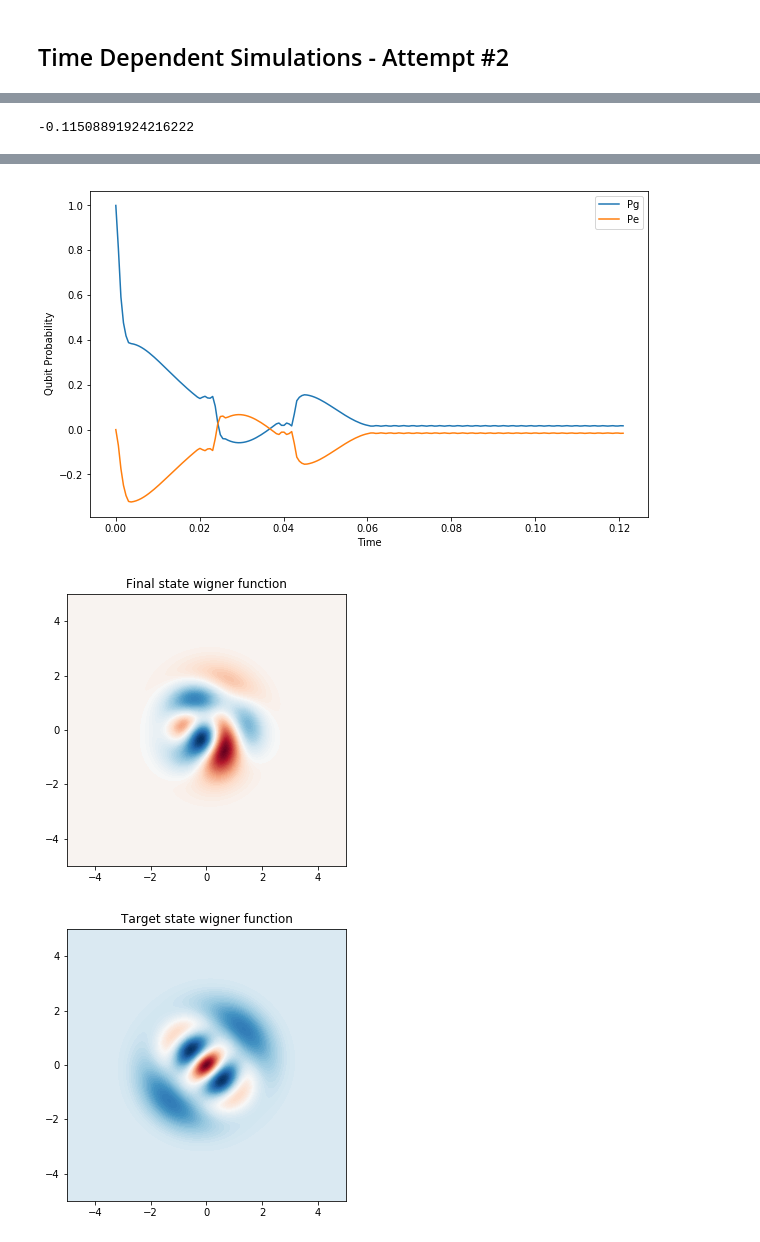
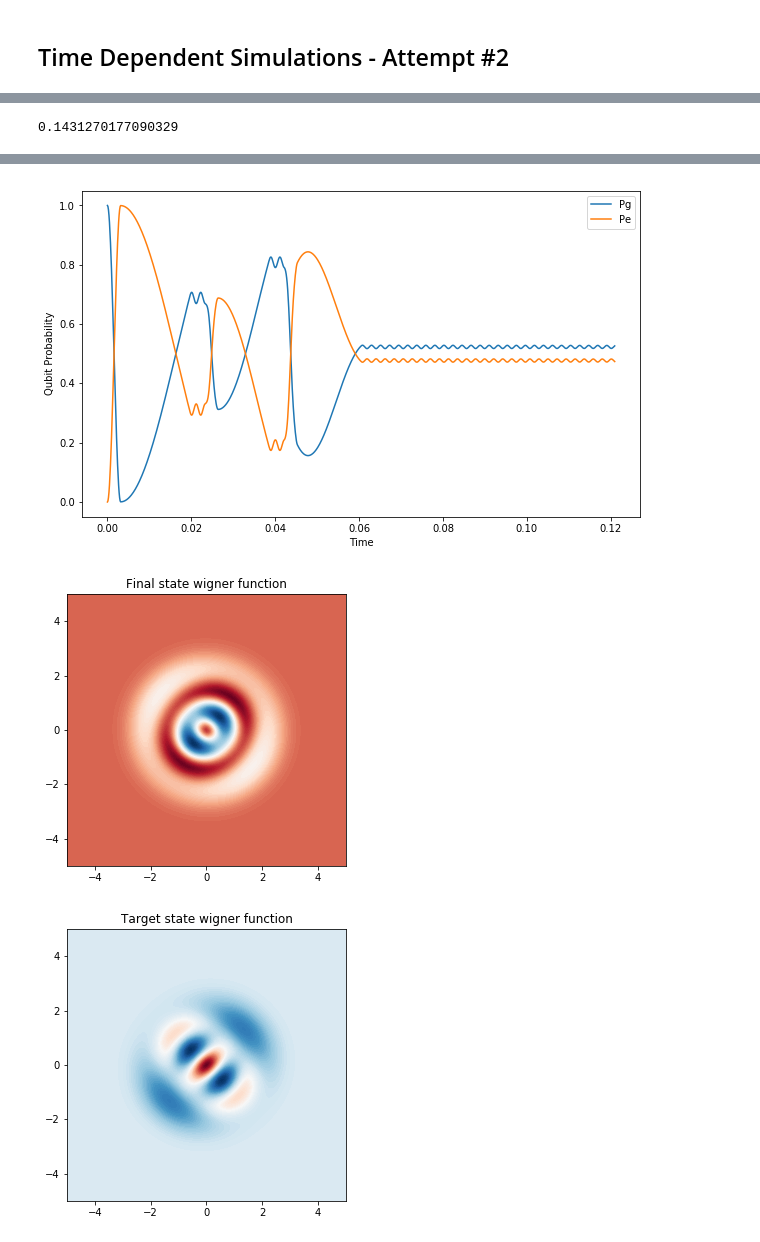
Before and after one commit to ateshian/quoptics, a Jupyter notebook: simulate-the-paper.ipynb, the cells around one changed output, grey strips where cells are left out. Cells and saved outputs as stored; diff of their text form; code cells hidden in the pictures.

Commit message:
wrong final state

```diff
--- a/simulate-the-paper.ipynb
+++ b/simulate-the-paper.ipynb
@@ -366,23 +395,35 @@ states = output.states
+# %%
+# plot results
+# ***why are expectations of projections running negative?
+# ***the final state is totally wrong
+
+# print(psif)
+
+# states = [psi.unit() for psi in states]
+# p0 = [expect(proj0, psi) for psi in states]
+# p1 = [expect(proj1, psi) for psi in states]
+# p2 = [expect(proj2, psi) for psi in states]
+# p3 = [expect(proj3, psi) for psi in states]
+p0 = expect(proj0, states)
+p1 = expect(proj1, states)
+p2 = expect(proj2, states)
+p3 = expect(proj3, states)
+
+# pg = [expect(projg, psi) for psi in states]
+# pe = [expect(proje, psi) for psi in states]
+# pe = [expect(sm.dag() * sm, psi) for psi in states]
+pg = expect(projg, states)
+pe = expect(proje, states)
+
+fin = int(len(tlist)/2)
+psif = states[fin]
+# proj = tensor(excited, vac) * tensor(excited, vac).dag()
+proj = target * target.dag()
+print(expect(proj, psif))
+# print(psif.overlap(target))
+# %% [output]
+0.1431270177090329
 # %%
-# plot results
-# ***why are expectations of projections running negative?
-# ***the final state is totally wrong
-
-states = [psi.unit() for psi in states]
-p0 = expect(proj0, states)
-p1 = expect(proj1, states)
-p2 = expect(proj2, states)
-p3 = expect(proj3, states)
-
-pg = expect(projg, states)
-pe = expect(proje, states)
-
-fin = int(len(tlist)/2)
-psif = states[fin]
-# proj = tensor(excited, vac) * tensor(excited, vac).dag()
-proj = target * target.dag()
-print(expect(proj, psif))
-
 fig, axes = plt.subplots(1, 1, figsize=(10,6))
 
 axes.plot(tlist, p0, label="P0")
@@ -417,5 +458,17 @@ fig, axes = plt.subplots(1, 1, figsize=(5,5))
 axes.contourf(xvec, xvec, wigner(target_res, xvec, xvec), 100, cmap=cm.RdBu)
 axes.set_title("Target state wigner function")
 plt.show()
+
+# fock state distributions
+fig, axes = plt.subplots(1, 1, figsize=(6,4))
+plot_fock_distribution(psif_res, fig=fig, ax=axes, title="Final State Distribution");
+fig.tight_layout()
+plt.show()
+fig, axes = plt.subplots(1, 1, figsize=(6,4))
+plot_fock_distribution(target_res, fig=fig, ax=axes, title="Target State Distribution");
+fig.tight_layout()
+plt.show()
+
+# print(pe)
+# print(pg)
 # %% [output]
--0.11508891924216222
@@ -423,3 +476,3 @@ plt.show()
-[figure, old version]
+[figure, new version]
-[figure, old version]
+[figure, new version]
 [figure]
```
Also changed, not shown: parts of 13 cells of this notebook.
